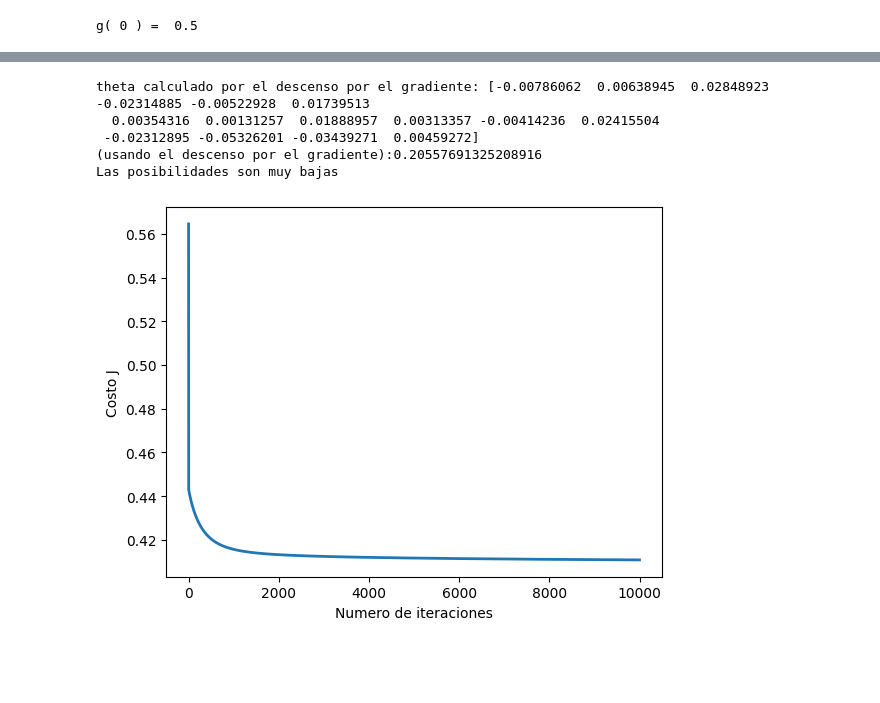
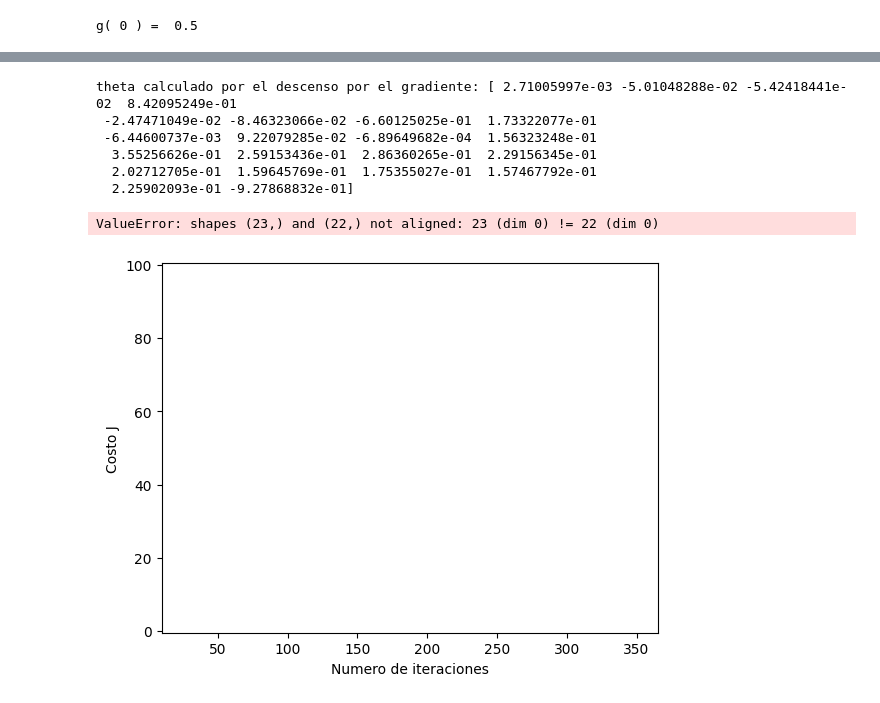
Before and after one commit to sermo2030/SIS_420_IA_HNSA, a Jupyter notebook: LABORATORIO/lab_3/lab_3SAHN.ipynb, the cells around one changed output, grey strips where cells are left out. Cells and saved outputs as stored; diff of their text form; code cells hidden in the pictures; blank space fills up the shorter version.

```diff
--- a/LABORATORIO/lab_3/lab_3SAHN.ipynb
+++ b/LABORATORIO/lab_3/lab_3SAHN.ipynb
@@ -104,7 +157,7 @@ data = pd.read_csv('train.csv')
 # %%
 # Lectura de Datos
-X = data.iloc[:, :15]
-y = data.iloc[:, 15]
+X = data.iloc[:, 1:22]
+y = data.iloc[:, 0]
 m = y.size
 
 print(X)
@@ -238,33 +293,35 @@ else:
 # %%
 # Elegir algun valor para alpha (probar varias alternativas)
-alpha = 0.0001
-num_iters = 10000
+alpha = 0.001
+num_iters = 1000
 
 # inicializa theta y ejecuta el descenso por el gradiente
-theta = np.zeros(16)
+theta = np.zeros(22)
 theta, J_history = descensoGradiente(theta, X, y, alpha, num_iters)
 
 # Grafica la convergencia del costo
 pyplot.plot(np.arange(len(J_history)), J_history, lw=2)
 pyplot.xlabel('Numero de iteraciones')
 pyplot.ylabel('Costo J')
 
 # Muestra los resultados del descenso por el gradiente
 print('theta calculado por el descenso por el gradiente: {:s}'.format(str(theta)))
 
 # verificar si ingresa o no a la universidad
-X_array = [1,0.,56.,1.,1.,9.,1.,0.,1.,0.,285.,165.,115.,24.25,72.,116.]
+X_array = [1,0.,1.,0.,47.,0.,0.,78.,3.,4.,3.,3.,4.,2.,2.,2.,2.,3.,3.,2.,2.,2.,0.]
 
 aprueba = sigmoid(np.dot(X_array, theta))   # Se debe cambiar esto
 
 print(f"(usando el descenso por el gradiente):{aprueba}")
 
-if aprueba > 0.5: print('Existe mas del 50% de probabilidad')
-else: print('Las posibilidades son muy bajas')
+if aprueba > 0.5: print('Existe mucha probabilidad de satisfaccion')
+else: print('Las posibilidades de satisfaccion son muy bajas')
 # %% [output]
-theta calculado por el descenso por el gradiente: [-0.00786062  0.00638945  0.02848923 -0.02314885 -0.00522928  0.01739513
-  0.00354316  0.00131257  0.01888957  0.00313357 -0.00414236  0.02415504
- -0.02312895 -0.05326201 -0.03439271  0.00459272]
-(usando el descenso por el gradiente):0.20557691325208916
-Las posibilidades son muy bajas
+theta calculado por el descenso por el gradiente: [ 2.71005997e-03 -5.01048288e-02 -5.42418441e-02  8.42095249e-01
+ -2.47471049e-02 -8.46323066e-02 -6.60125025e-01  1.73322077e-01
+ -6.44600737e-03  9.22079285e-02 -6.89649682e-04  1.56323248e-01
+  3.55256626e-01  2.59153436e-01  2.86360265e-01  2.29156345e-01
+  2.02712705e-01  1.59645769e-01  1.75355027e-01  1.57467792e-01
+  2.25902093e-01 -9.27868832e-01]
+ValueError: shapes (23,) and (22,) not aligned: 23 (dim 0) != 22 (dim 0)
-[figure, old version]
+[figure, new version]
```
Also changed, not shown: parts of 14 cells of this notebook, 5 other files.
